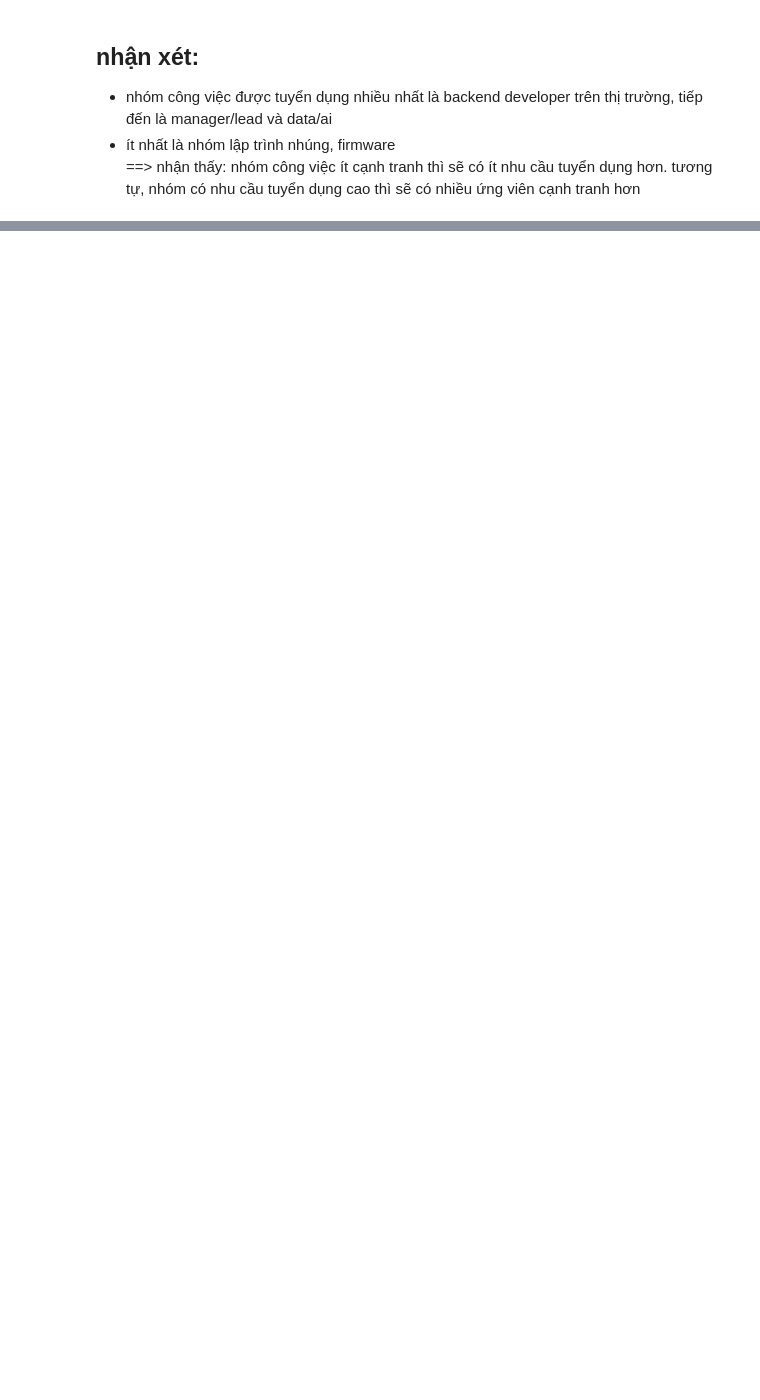
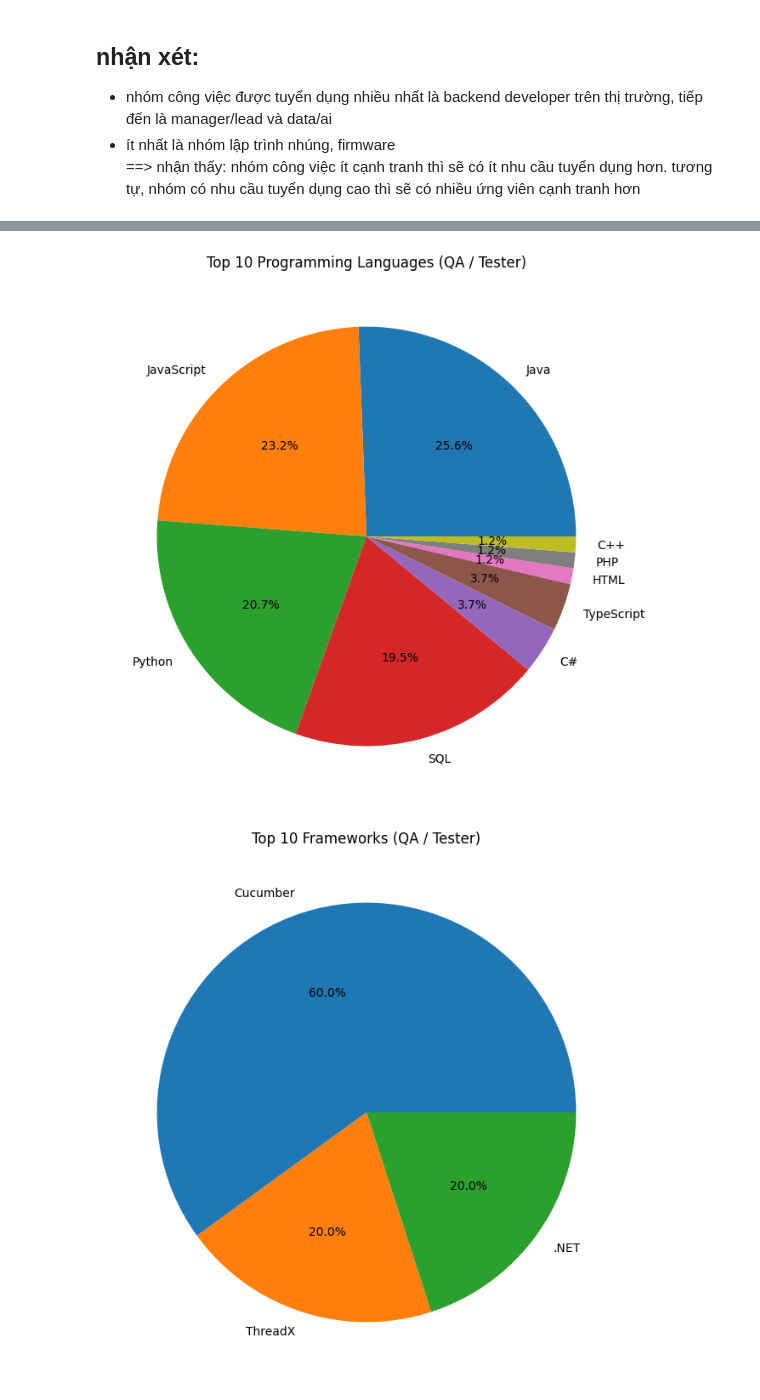
Before and after one commit to tranchivinh-gif/IT-job-analysis-VN, a Jupyter notebook: notebooks/eda.ipynb, the cells around one changed output, grey strips where cells are left out. Cells and saved outputs as stored; diff of their text form; code cells hidden in the pictures; blank space fills up the shorter version.

```diff
--- a/notebooks/eda.ipynb
+++ b/notebooks/eda.ipynb
@@ -131,0 +189,62 @@ Security / Cybersecurity
+# %%
+df_backend = df[df['job_group'] == "QA / Tester"]
+
+# 1. Top 10 Programming Languages
+counter_lang = Counter()
+
+for row in df_backend['programming_languages']:
+    try:
+        langs = ast.literal_eval(row)
+        counter_lang.update(langs)
+    except:
+        pass
+
+top_10_lang = counter_lang.most_common(10)
+labels = [item[0] for item in top_10_lang]
+sizes  = [item[1] for item in top_10_lang]
+
+plt.figure(figsize=(8, 8))
+plt.pie(sizes, labels=labels, autopct="%1.1f%%")
+plt.title("Top 10 Programming Languages (QA / Tester)")
+plt.show()
+
+# 2. Top 10 Frameworks
+counter_fw = Counter()
+
+for row in df_backend['frameworks']:
+    try:
+        items = ast.literal_eval(row)
+        counter_fw.update(items)
+    except:
+        pass
+
+top_10_fw = counter_fw.most_common(10)
+labels = [item[0] for item in top_10_fw]
+sizes  = [item[1] for item in top_10_fw]
+
+plt.figure(figsize=(8, 8))
+plt.pie(sizes, labels=labels, autopct="%1.1f%%")
+plt.title("Top 10 Frameworks (QA / Tester)")
+plt.show()
+
+# 3. Top 10 Tools
+counter_tools = Counter()
+
+for row in df_backend['tools']:
+    try:
+        items = ast.literal_eval(row)
+        counter_tools.update(items)
+    except:
+        pass
+
+top_10_tools = counter_tools.most_common(10)
+labels = [item[0] for item in top_10_tools]
+sizes  = [item[1] for item in top_10_tools]
+
+plt.figure(figsize=(8, 8))
+plt.pie(sizes, labels=labels, autopct="%1.1f%%")
+plt.title("Top 10 Tools (QA / Tester)")
+plt.show()
+# %% [output]
+[figure, added]
+[figure, added]
```
Also changed, not shown: parts of 17 cells of this notebook, 1 other file.
